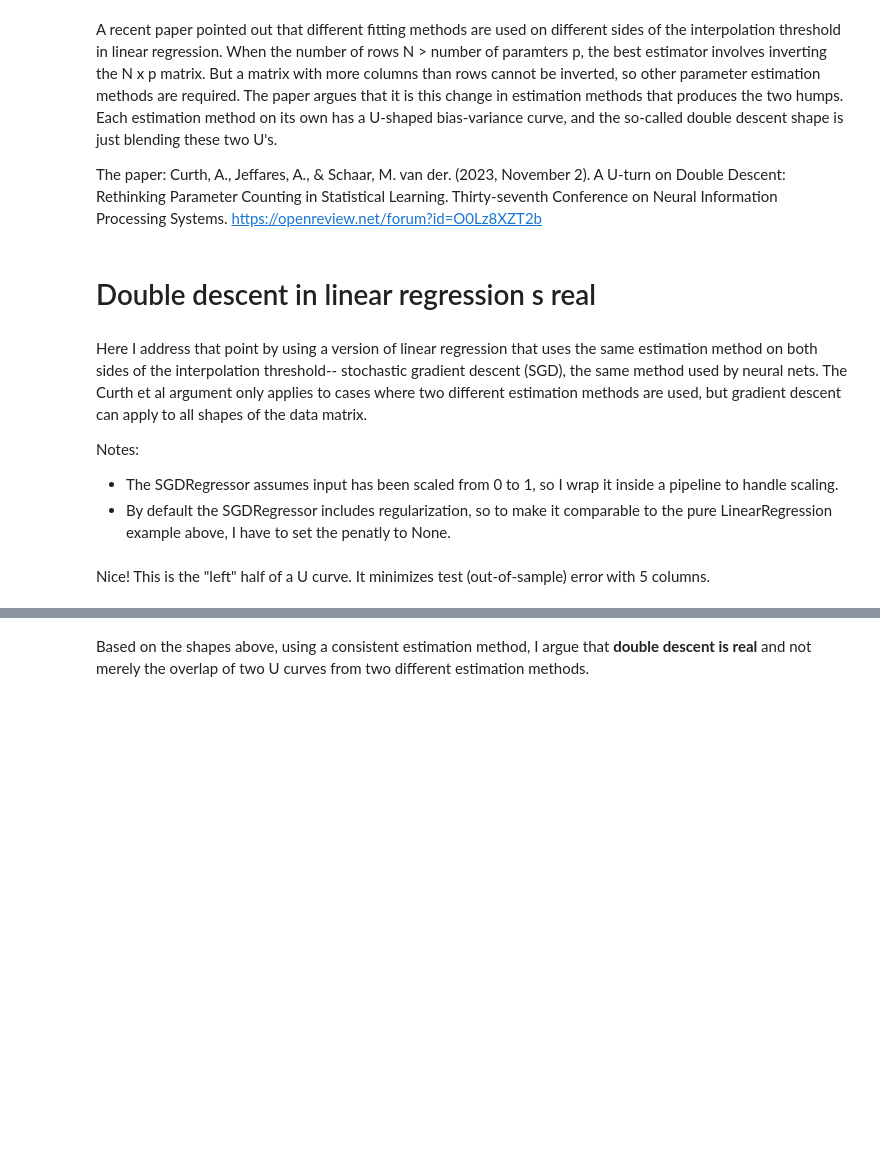
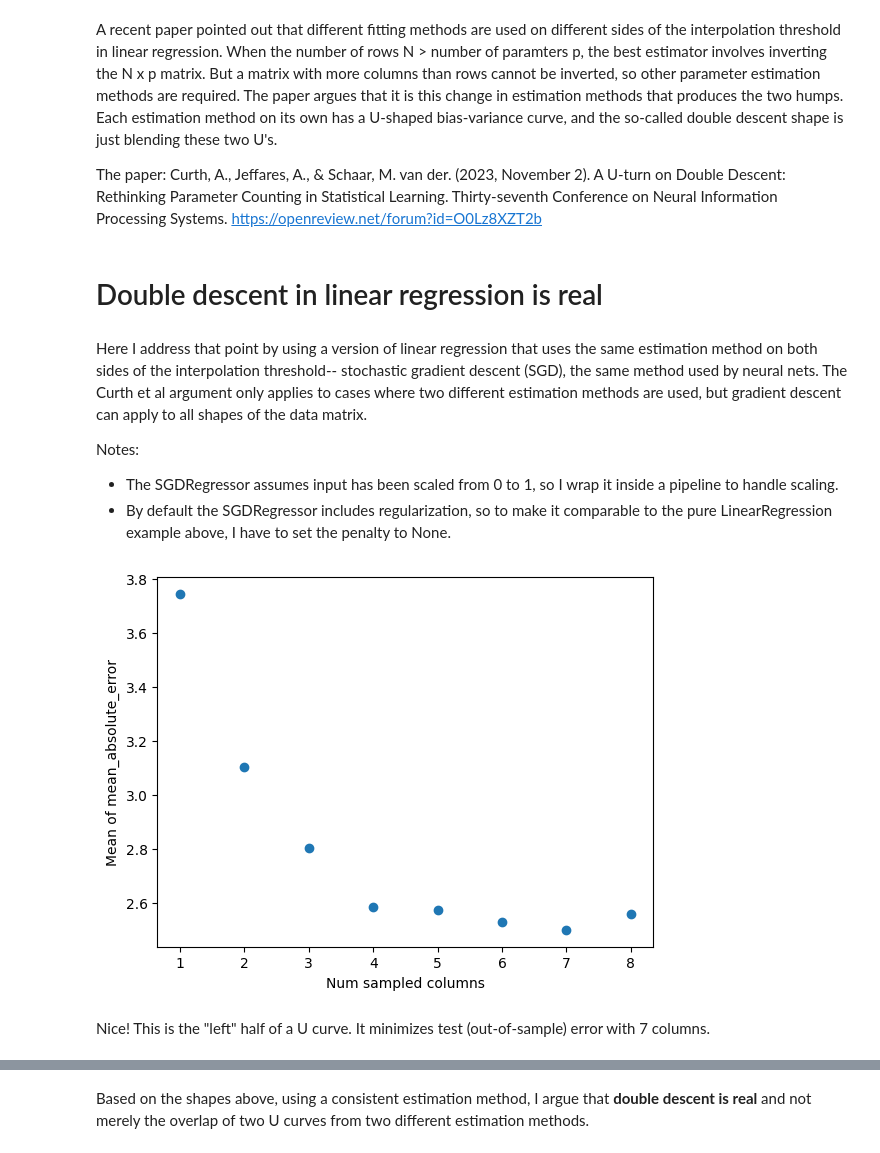
Before and after one commit to jeanimal/double_descent_dar, a Jupyter notebook: double_descent_mtcars_reg.ipynb, the cells around one changed output, grey strips where cells are left out. Saved outputs shown, nothing was run; the diff lists cells and outputs as text; code cells hidden in the pictures; blank space fills up the shorter version.

```diff
--- a/double_descent_mtcars_reg.ipynb
+++ b/double_descent_mtcars_reg.ipynb
@@ -252,8 +248,8 @@ NameError: name 'run_multiple_samples' is not defined
 # %%
-num_sampled_rows = 14
+num_train_rows = 7
-# %%
-def sample_by_num_cols(num_sampled_columns_local):
-    return sample_eval.sample_and_calc_metric(X, y, num_sampled_rows, num_sampled_columns_local, train_proportion, model, my_metric, replace=False, random_state=random_state)['test']
+# %%
+def sample_by_num_cols(num_sampled_columns_local):
+    return sample_eval.sample_and_calc_metric_by_rows_and_cols(X, y, num_train_rows=num_train_rows, num_columns=num_sampled_columns_local, model=model, metric_func=my_metric, replace=False, random_state=random_state)['test']
 # %%
 num_samples = 200
 train_proportion = 0.5
@@ -281,41 +281,42 @@ A recent paper pointed out that different fitting methods are used on different
 The paper:
 Curth, A., Jeffares, A., & Schaar, M. van der. (2023, November 2). A U-turn on Double Descent: Rethinking Parameter Counting in Statistical Learning. Thirty-seventh Conference on Neural Information Processing Systems. https://openreview.net/forum?id=O0Lz8XZT2b
 # %% [markdown]
-# Double descent in linear regression s real
+# Double descent in linear regression is real
 # %% [markdown]
 Here I address that point by using a version of linear regression that uses the same estimation method on both sides of the interpolation threshold-- stochastic gradient descent (SGD), the same method used by neural nets.  The Curth et al argument only applies to cases where two different estimation methods are used, but gradient descent can apply to all shapes of the data matrix.
 
 Notes:
 * The SGDRegressor assumes input has been scaled from 0 to 1, so I wrap it inside a pipeline to handle scaling.
-* By default the SGDRegressor includes regularization, so to make it comparable to the pure LinearRegression example above, I have to set the penatly to None.
+* By default the SGDRegressor includes regularization, so to make it comparable to the pure LinearRegression example above, I have to set the penalty to None.
 # %%
 from sklearn.linear_model import SGDRegressor
 from sklearn.pipeline import make_pipeline
 from sklearn.preprocessing import StandardScaler
 model = make_pipeline(StandardScaler(), SGDRegressor(random_state=0, penalty=None))
 # %%
-num_sampled_rows = 30
+num_train_rows = 15
+def sample_by_num_cols(num_sampled_columns_local):
+    return sample_eval.sample_and_calc_metric_by_rows_and_cols(X, y, num_train_rows=num_train_rows, num_columns=num_sampled_columns_local, model=model, metric_func=my_metric, replace=False, random_state=random_state)['test']
 # %%
-def sample_by_num_cols(num_sampled_columns_local):
-    return sample_eval.sample_and_calc_metric(X, y, num_sampled_rows, num_sampled_columns_local, train_proportion, model, my_metric, replace=False, random_state=random_state)['test']
 num_samples = 300
-train_proportion = 0.5
 metric_all_samples = []
 # This example won't converge because we have such a small data sst
 # so we catch the warning and ignore it here.
 with warnings.catch_warnings():
     warnings.filterwarnings("ignore", category=ConvergenceWarning, module="sklearn")
     for num_sampled_columns in range(1, X.shape[1]-1):
         metric_all_samples.append((num_sampled_columns, [sample_by_num_cols(num_sampled_columns) for _ in range(num_samples)]))
 metric_means = [(col_val_tuple[0], np.mean(col_val_tuple[1])) for col_val_tuple in metric_all_samples]
 res = list(zip(*metric_means))
 num_cols = res[0]
 means = res[1]
 plt.scatter(num_cols, means)
 plt.xlabel("Num sampled columns")
 plt.ylabel("Mean of " + my_metric.__name__)
 plt.show()
+# %% [output]
+[figure, added]
 # %% [markdown]
-Nice!  This is the "left" half of a U curve.  It minimizes test (out-of-sample) error with 5 columns.
+Nice!  This is the "left" half of a U curve.  It minimizes test (out-of-sample) error with 7 columns.
 # %%
 # Lower rows to see if we get double descent.
```
Also changed, not shown: parts of 21 cells of this notebook.
